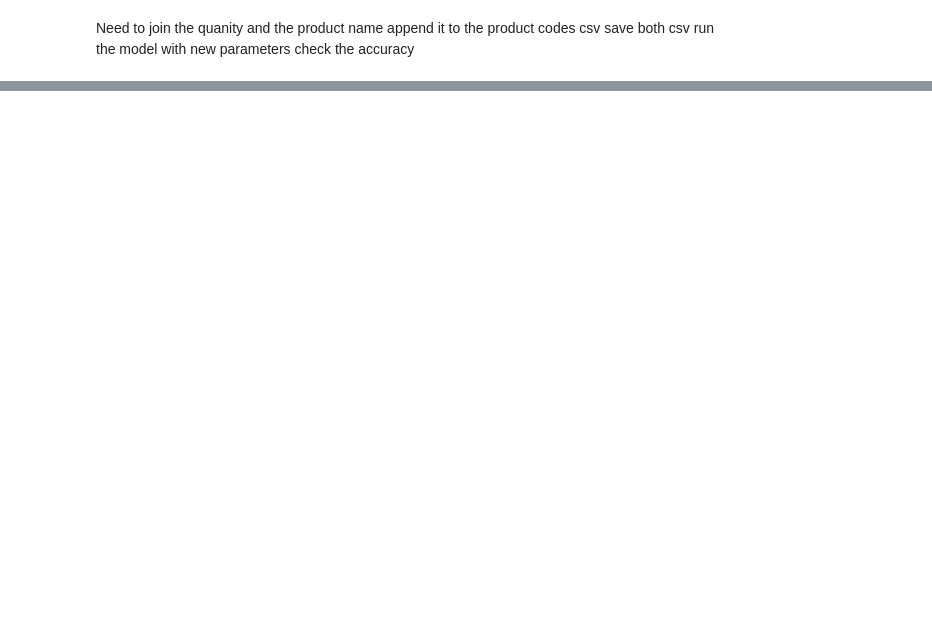
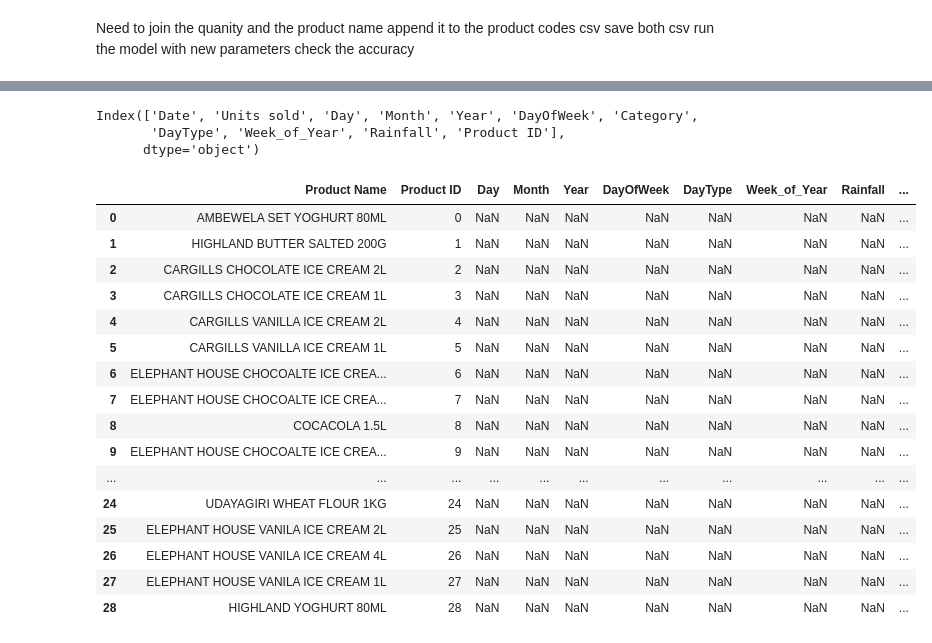
Before and after one commit to hammaadrizwan/marketwiz, a Jupyter notebook: Sales Prediction using XG boost.ipynb, the cells around one changed output, grey strips where cells are left out. Saved outputs shown, nothing was run; the diff lists cells and outputs as text; code cells hidden in the pictures; blank space fills up the shorter version.

```diff
--- a/Sales Prediction using XG boost.ipynb
+++ b/Sales Prediction using XG boost.ipynb
@@ -644,0 +730,2 @@ check the accuracy
+# %%
+predictions_df = pd.read_csv('ProductCodesNew.csv')
@@ -644,0 +752,36 @@ check the accuracy
+# %%
+sales_df.columns
+# %% [output]
+Index(['Date', 'Units sold', 'Day', 'Month', 'Year', 'DayOfWeek', 'Category',
+       'DayType', 'Week_of_Year', 'Rainfall', 'Product ID'],
+      dtype='object')
+# %%
+# Add new columns
+predictions_df['Day'] = pd.Series()
+predictions_df['Month'] = pd.Series()
+predictions_df['Year'] = pd.Series()
+predictions_df['DayOfWeek'] = pd.Series()
+predictions_df['DayType'] = pd.Series()
+predictions_df['Week_of_Year'] = pd.Series()
+predictions_df['Rainfall'] = pd.Series()
+predictions_df['Units Sold'] = pd.Series()
+# %%
+predictions_df
+# %% [output]
+|  | Product Name | Product ID | Day | Month | Year | DayOfWeek | DayType | Week_of_Year | Rainfall | ... |
+| 0 | AMBEWELA SET YOGHURT 80ML | 0 | NaN | NaN | NaN | NaN | NaN | NaN | NaN | ... |
+| 1 | HIGHLAND BUTTER SALTED 200G | 1 | NaN | NaN | NaN | NaN | NaN | NaN | NaN | ... |
+| 2 | CARGILLS CHOCOLATE ICE CREAM 2L | 2 | NaN | NaN | NaN | NaN | NaN | NaN | NaN | ... |
+| 3 | CARGILLS CHOCOLATE ICE CREAM 1L | 3 | NaN | NaN | NaN | NaN | NaN | NaN | NaN | ... |
+| 4 | CARGILLS VANILLA ICE CREAM 2L | 4 | NaN | NaN | NaN | NaN | NaN | NaN | NaN | ... |
+| 5 | CARGILLS VANILLA ICE CREAM 1L | 5 | NaN | NaN | NaN | NaN | NaN | NaN | NaN | ... |
+| 6 | ELEPHANT HOUSE CHOCOALTE ICE CREA... | 6 | NaN | NaN | NaN | NaN | NaN | NaN | NaN | ... |
+| 7 | ELEPHANT HOUSE CHOCOALTE ICE CREA... | 7 | NaN | NaN | NaN | NaN | NaN | NaN | NaN | ... |
+| 8 | COCACOLA 1.5L | 8 | NaN | NaN | NaN | NaN | NaN | NaN | NaN | ... |
+| 9 | ELEPHANT HOUSE CHOCOALTE ICE CREA... | 9 | NaN | NaN | NaN | NaN | NaN | NaN | NaN | ... |
+| ... | ... | ... | ... | ... | ... | ... | ... | ... | ... | ... |
+| 24 | UDAYAGIRI WHEAT FLOUR 1KG | 24 | NaN | NaN | NaN | NaN | NaN | NaN | NaN | ... |
+| 25 | ELEPHANT HOUSE VANILA ICE CREAM 2L | 25 | NaN | NaN | NaN | NaN | NaN | NaN | NaN | ... |
+| 26 | ELEPHANT HOUSE VANILA ICE CREAM 4L | 26 | NaN | NaN | NaN | NaN | NaN | NaN | NaN | ... |
+| 27 | ELEPHANT HOUSE VANILA ICE CREAM 1L | 27 | NaN | NaN | NaN | NaN | NaN | NaN | NaN | ... |
+| 28 | HIGHLAND YOGHURT 80ML | 28 | NaN | NaN | NaN | NaN | NaN | NaN | NaN | ... |
```
Also changed, not shown: parts of 63 cells of this notebook, 4 other files.
